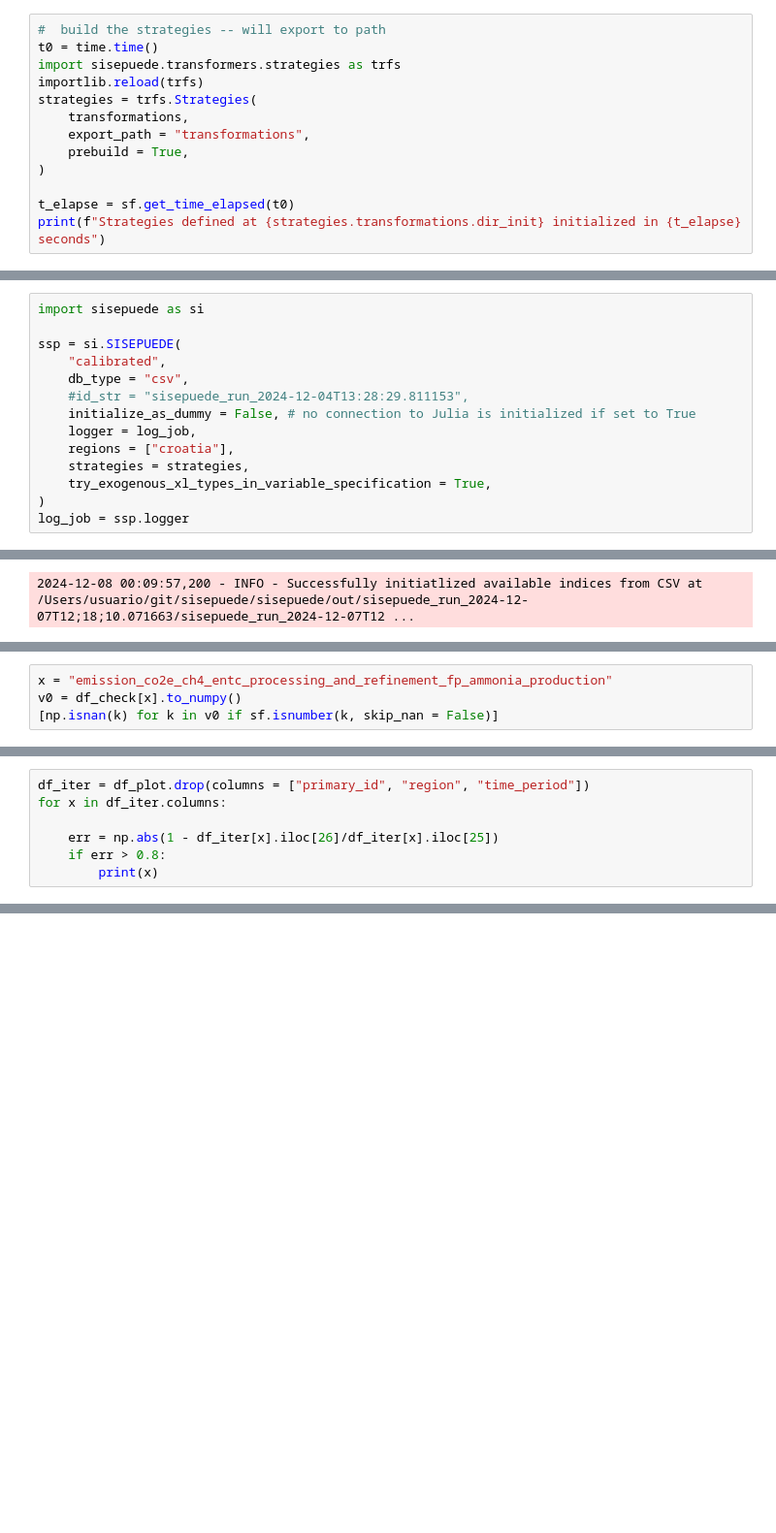
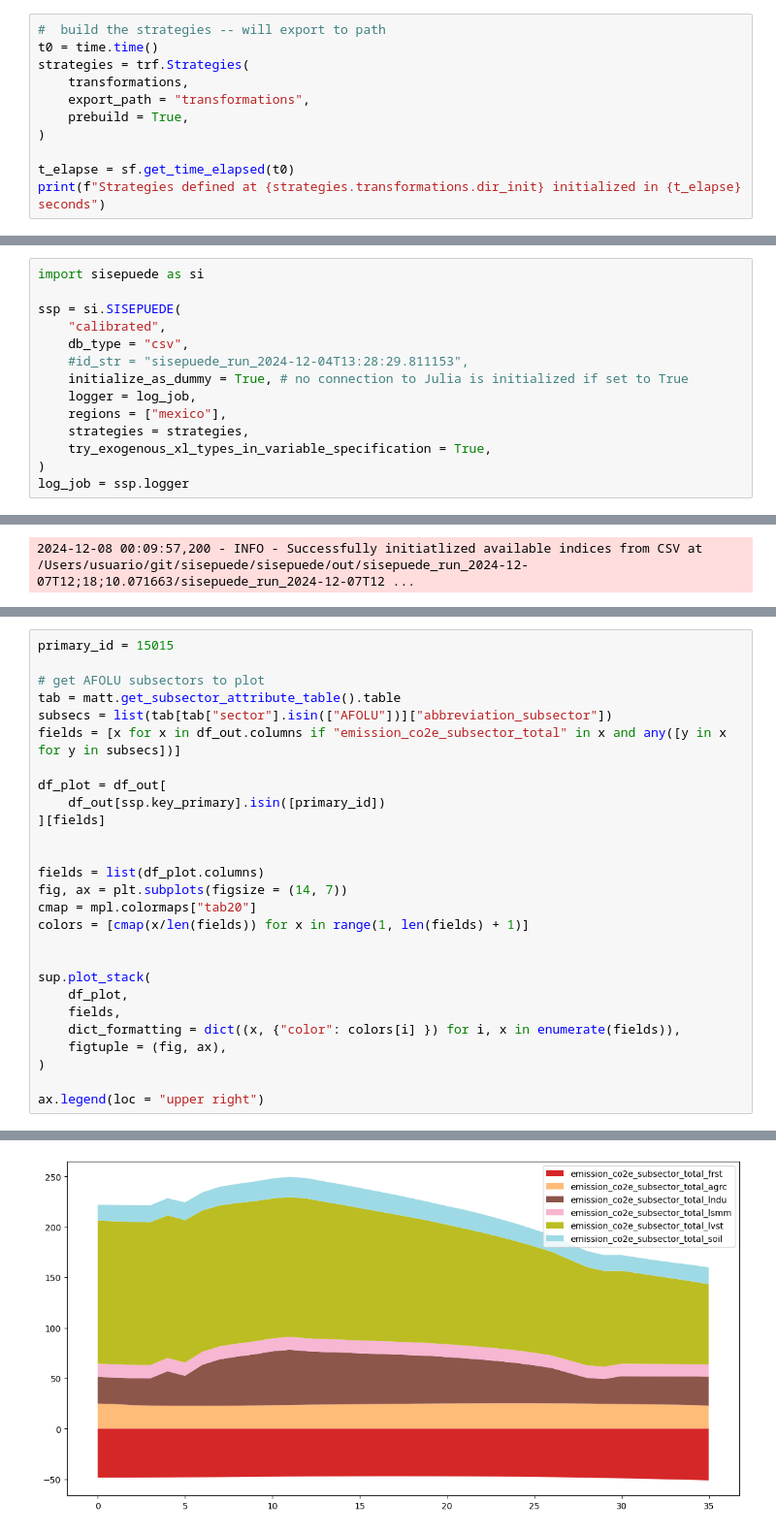
Before and after one commit to jcsyme/sisepuede_region_nbs, a Jupyter notebook: mexico/mexico_manager.ipynb, the cells around one changed output, grey strips where cells are left out. Shown at 97% size. Cells and saved outputs as stored; diff of their text form; blank space fills up the shorter version.

```diff
--- a/mexico/mexico_manager.ipynb
+++ b/mexico/mexico_manager.ipynb
@@ -108,9 +91,7 @@ tab = transformations.attribute_transformation.table
 # %%
 #  build the strategies -- will export to path
 t0 = time.time()
-import sisepuede.transformers.strategies as trfs
-importlib.reload(trfs)
-strategies = trfs.Strategies(
+strategies = trf.Strategies(
     transformations,
     export_path = "transformations",
     prebuild = True,
@@ -140,9 +276,9 @@ ssp = si.SISEPUEDE(
     "calibrated",
     db_type = "csv",
     #id_str = "sisepuede_run_2024-12-04T13:28:29.811153",
-    initialize_as_dummy = False, # no connection to Julia is initialized if set to True
+    initialize_as_dummy = True, # no connection to Julia is initialized if set to True
     logger = log_job,
-    regions = ["croatia"],
+    regions = ["mexico"],
     strategies = strategies,
     try_exogenous_xl_types_in_variable_specification = True,
 )
@@ -732,4 +385,0 @@ Engine(sqlite:////Users/usuario/git/sisepuede/sisepuede/tmp/nemomod_intermediate
-# %%
-x = "emission_co2e_ch4_entc_processing_and_refinement_fp_ammonia_production"
-v0 = df_check[x].to_numpy()
-[np.isnan(k) for k in v0 if sf.isnumber(k, skip_nan = False)]
@@ -1115,7 +385,0 @@ df_plot[fields].iloc[25:28]
-# %%
-df_iter = df_plot.drop(columns = ["primary_id", "region", "time_period"])
-for x in df_iter.columns:
-
-    err = np.abs(1 - df_iter[x].iloc[26]/df_iter[x].iloc[25])
-    if err > 0.8:
-        print(x)
@@ -1952,0 +491,28 @@ idb_strat.read_table()
+# %%
+primary_id = 15015
+
+# get AFOLU subsectors to plot
+tab = matt.get_subsector_attribute_table().table
+subsecs = list(tab[tab["sector"].isin(["AFOLU"])]["abbreviation_subsector"])
+fields = [x for x in df_out.columns if "emission_co2e_subsector_total" in x and any([y in x for y in subsecs])]
+
+df_plot = df_out[
+    df_out[ssp.key_primary].isin([primary_id])
+][fields]
+
+
+fields = list(df_plot.columns)
+fig, ax = plt.subplots(figsize = (14, 7))
+cmap = mpl.colormaps["tab20"]
+colors = [cmap(x/len(fields)) for x in range(1, len(fields) + 1)]
+
+
+sup.plot_stack(
+    df_plot,
+    fields,
+    dict_formatting = dict((x, {"color": colors[i] }) for i, x in enumerate(fields)),
+    figtuple = (fig, ax),
+)
+
+ax.legend(loc = "upper right")
+# %% [output]
@@ -1952,0 +520 @@ idb_strat.read_table()
+[figure, added]
```
Also changed, not shown: parts of 105 cells of this notebook, 3 other files.
